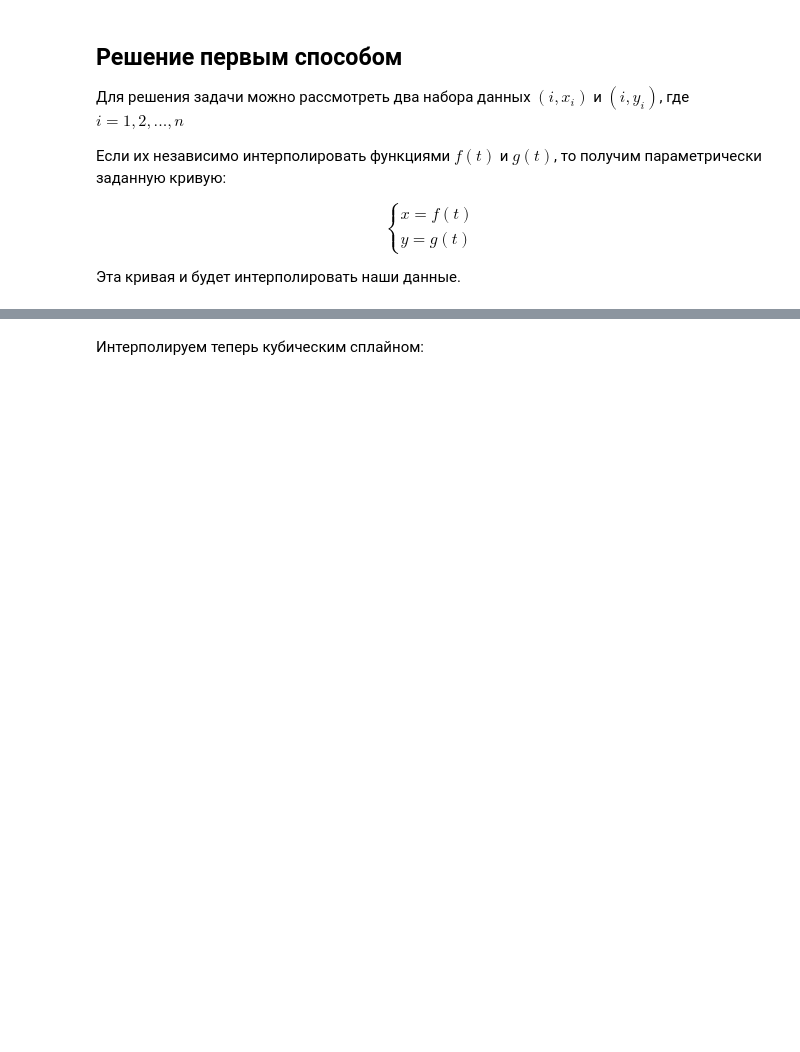
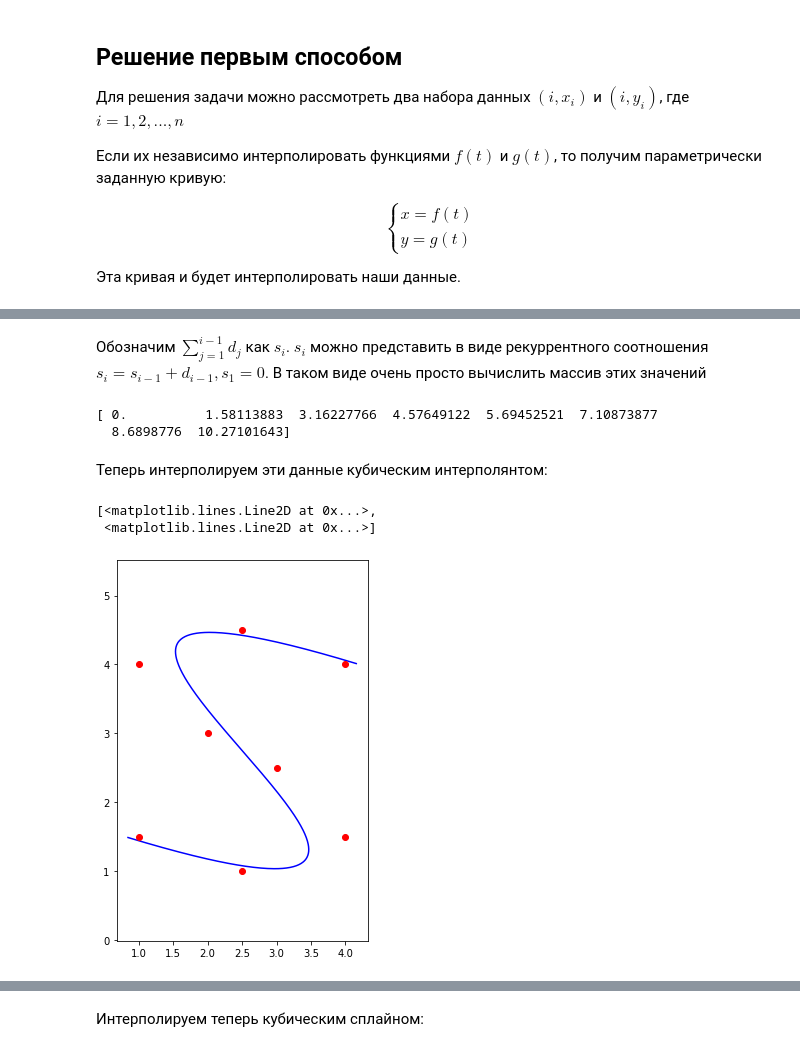
Before and after one commit to KriseevM/SCM_task6, a Jupyter notebook: interpolate.ipynb, the cells around one changed output, grey strips where cells are left out. Saved outputs shown, nothing was run; the diff lists cells and outputs as text; code cells hidden in the pictures; blank space fills up the shorter version.

```diff
--- a/interpolate.ipynb
+++ b/interpolate.ipynb
@@ -74,0 +104,27 @@ plt.plot(xx, yy, '-b', x, y, 'or')
+# %% [markdown]
+Обозначим $\sum_{j=1}^{i-1} d_j$ как $s_i$. $s_i$ можно представить в виде рекуррентного соотношения $s_i = s_{i-1} + d_{i-1}, s_1 = 0$. В таком виде очень просто вычислить массив этих значений
+# %%
+s = np.array([0])
+
+for i in range(len(x[1:])):
+    s = np.append(s, s[i] + np.sqrt((x[i+1] - x[i])**2 + (y[i+1] - y[i])**2))
+print(s)
+# %% [output]
+[ 0.          1.58113883  3.16227766  4.57649122  5.69452521  7.10873877
+  8.6898776  10.27101643]
+# %% [markdown]
+Теперь интерполируем эти данные кубическим интерполянтом:
+# %%
+t = np.linspace(s[0], s[-1], 500)
+f = np.polyfit(s, x, 3)
+g = np.polyfit(s, y, 3)
+xx3 = np.polyval(f, t)
+yy3 = np.polyval(g, t)
+# %%
+plt.figure(figsize = (4.5, 7))
+plt.axis('equal')
+plt.plot(xx3, yy3, '-b', x, y, 'or')
+# %% [output]
+[<matplotlib.lines.Line2D at 0x...>,
+ <matplotlib.lines.Line2D at 0x...>]
+[figure, added]
```
Also changed, not shown: parts of 30 cells of this notebook.
